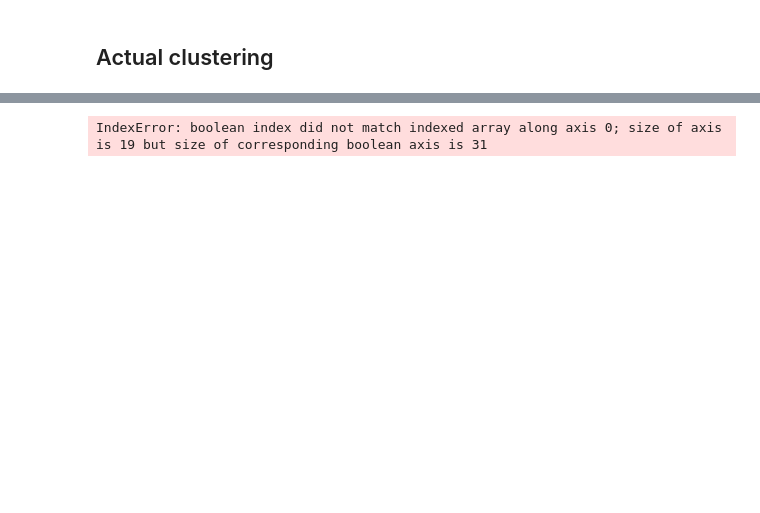
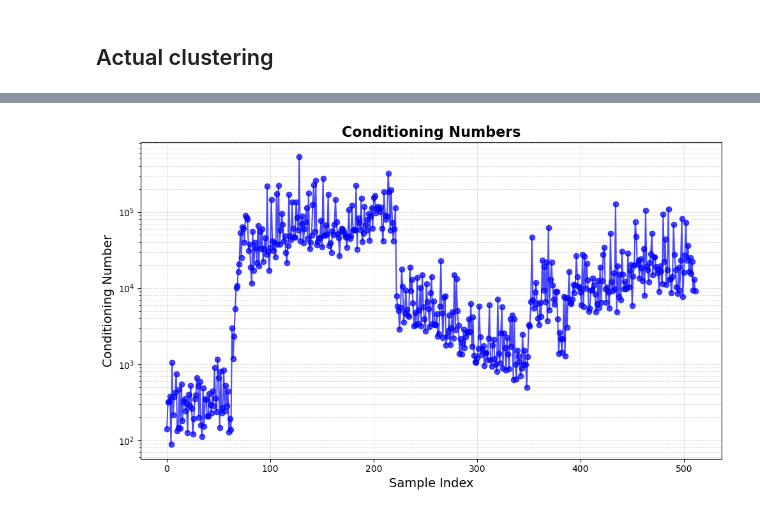
Before and after one commit to bencekaszas/ITT23-MIMO-processing, a Jupyter notebook: clustering.ipynb, the cells around one changed output, grey strips where cells are left out. Saved outputs shown, nothing was run; the diff lists cells and outputs as text; code cells hidden in the pictures; blank space fills up the shorter version.

```diff
--- a/clustering.ipynb
+++ b/clustering.ipynb
@@ -133,17 +121,12 @@ Number of samples after cleaning: 361
-# %%
-# remove all samples belonging to cluster 1
-cleaned_matrices = H_matrices[labels != 1]
-print(f'Original number of samples: {H_matrices.shape[0]}')
-print(f'Number of samples after cleaning: {cleaned_matrices.shape[0]}')
-
-sv_arr = compute_SV(cleaned_matrices)
-
-plot_SV(sv_arr)
-
-labels, centers = clustering_alg(cleaned_matrices, n_clusters=2)
-plot_SV(sv_arr, labels)
-
-capacities = capacity_Vector(cleaned_matrices)
-plot_Capacity(capacities, labels)
-# %% [output]
-IndexError: boolean index did not match indexed array along axis 0; size of axis is 19 but size of corresponding boolean axis is 31
+# %%
+# Plotting capacity_data
+plt.figure(figsize=(10, 6))
+plt.semilogy(sv_data[:, 0] / sv_data[:, -1], marker='o', linestyle='-', color='b', alpha=0.7)
+plt.title('Conditioning Numbers', fontsize=16, fontweight='bold')
+plt.xlabel('Sample Index', fontsize=14)
+plt.ylabel('Conditioning Number', fontsize=14)
+plt.grid(True, which='both', linestyle='--', linewidth=0.5, alpha=0.7)
+plt.tight_layout()
+plt.show()
+# %% [output]
+[figure, added]
```
Also changed, not shown: parts of 12 cells of this notebook, 12 other files.
